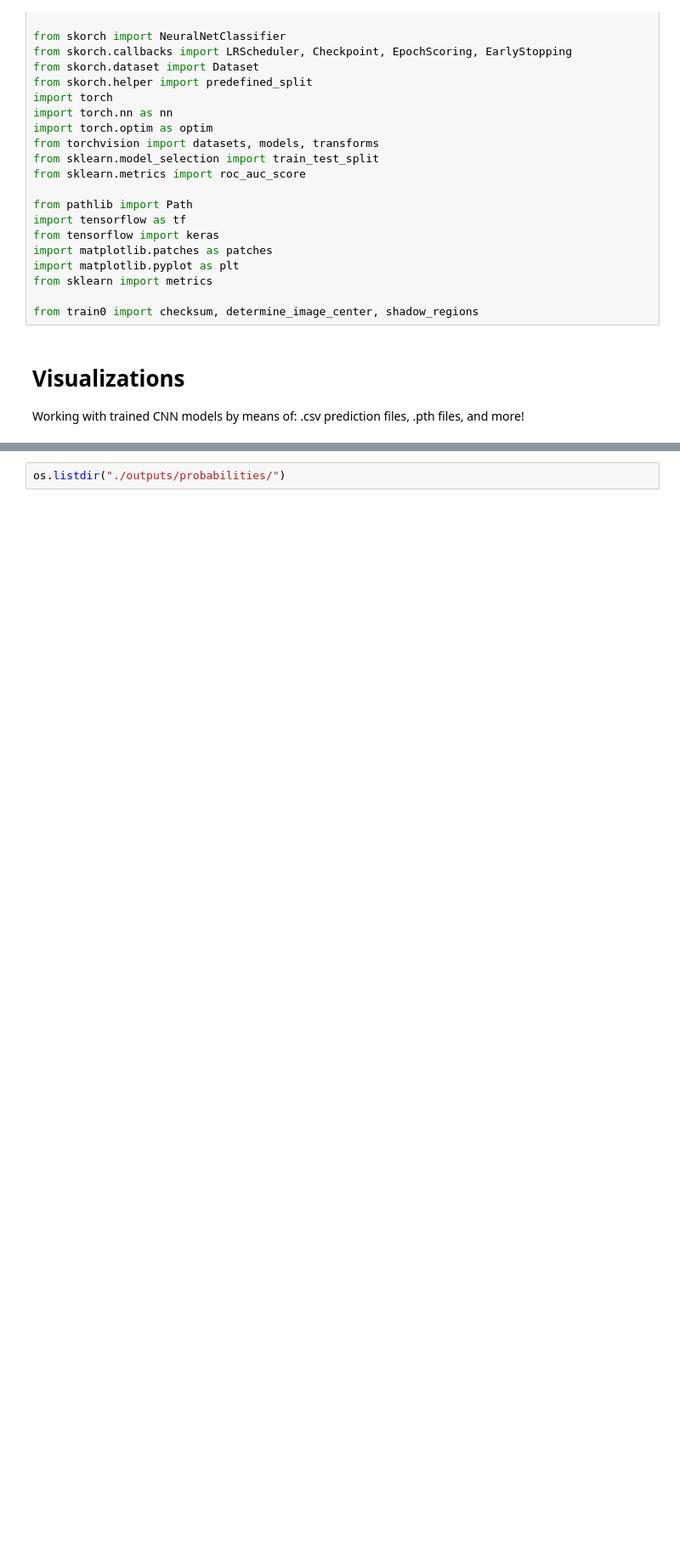
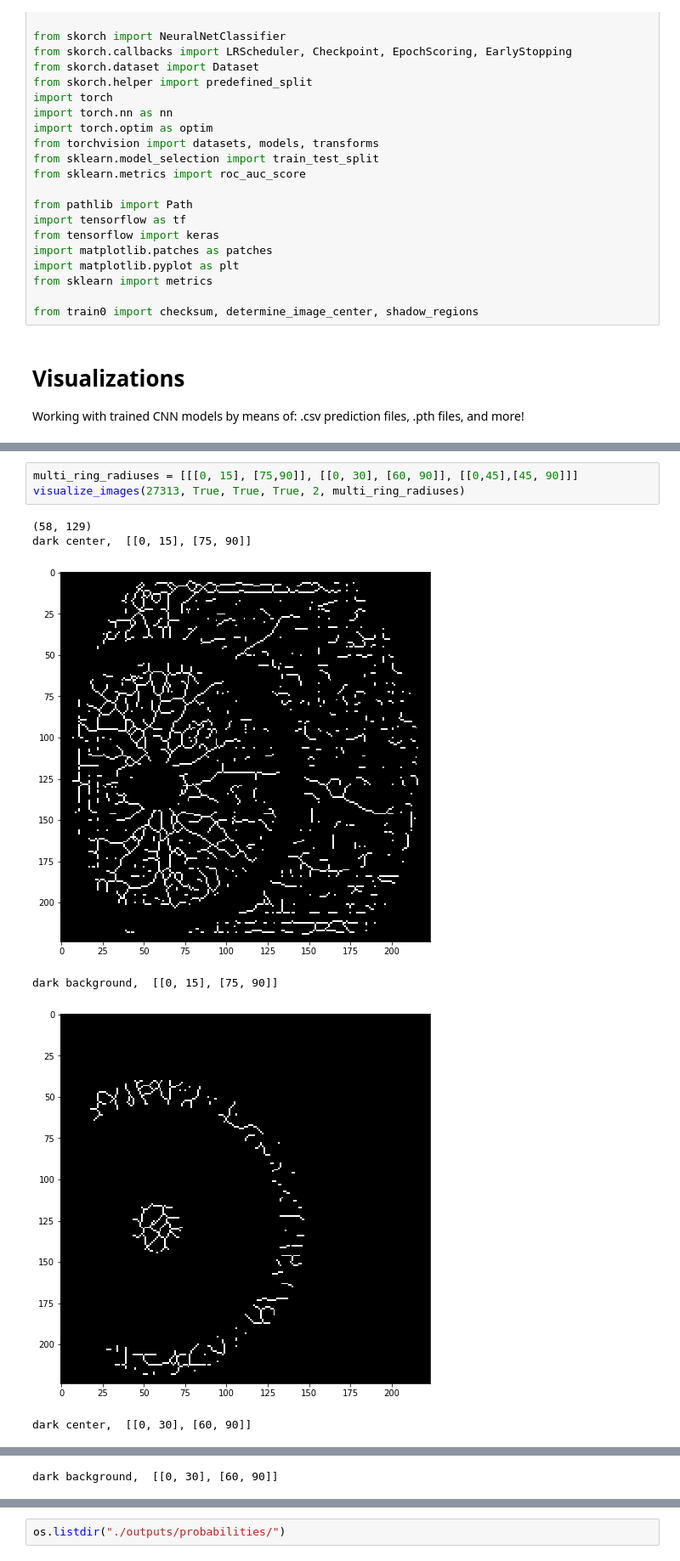
Before and after one commit to Centrattic/race, a Jupyter notebook: classifier_experiments/CNN_visualization.ipynb, the cells around one changed output, grey strips where cells are left out. Shown: that part at 85% size. Drawn from its saved outputs; the diff is of its cells as text; blank space fills up the shorter version.

```diff
--- a/classifier_experiments/CNN_visualization.ipynb
+++ b/classifier_experiments/CNN_visualization.ipynb
@@ -76,0 +96,10 @@ def visualize_images(img_id, skel, shadow, shadow_rings, shadow_radiuses, img_co
+# %%
+multi_ring_radiuses = [[[0, 15], [75,90]], [[0, 30], [60, 90]], [[0,45],[45, 90]]]
+visualize_images(27313, True, True, True, 2, multi_ring_radiuses)
+# %% [output]
+(58, 129)
+dark center,  [[0, 15], [75, 90]]
+[figure, added]
+dark background,  [[0, 15], [75, 90]]
+[figure, added]
+dark center,  [[0, 30], [60, 90]]
@@ -76,0 +107 @@ def visualize_images(img_id, skel, shadow, shadow_rings, shadow_radiuses, img_co
+dark background,  [[0, 30], [60, 90]]
```
Also changed, not shown: parts of 6 cells of this notebook, 5 other files.
